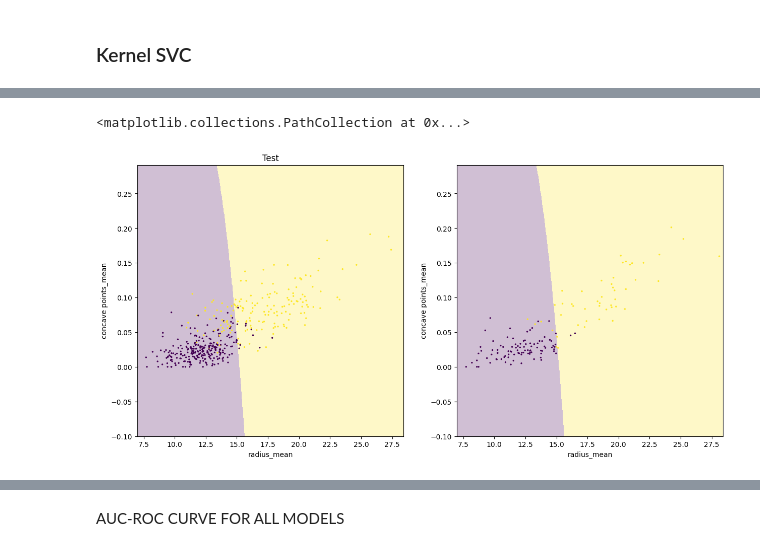
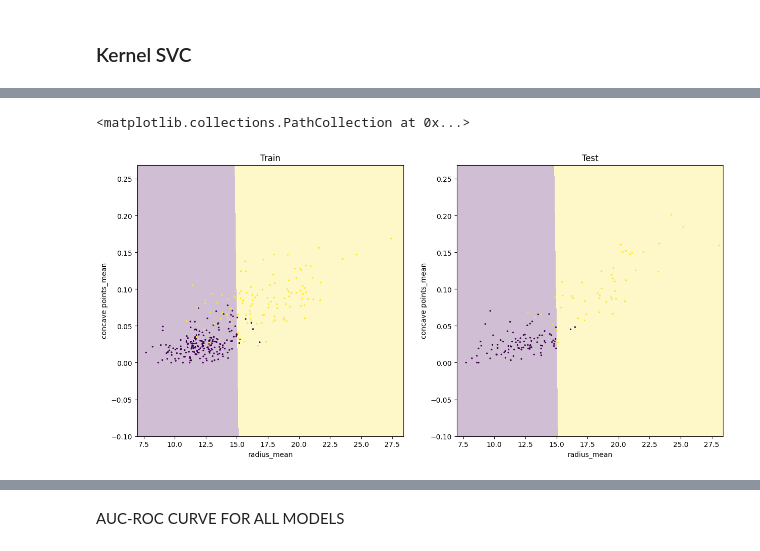
Before and after one commit to LeonardoMicheluz/progettoHealth, a Jupyter notebook: index_Micheluz.ipynb, the cells around one changed output, grey strips where cells are left out. Drawn from its saved outputs; the diff is of its cells as text; code cells hidden in the pictures.

```diff
--- a/index_Micheluz.ipynb
+++ b/index_Micheluz.ipynb
@@ -649,52 +659,52 @@ ax[1].legend()
 # %%
-# selecting C=100
-ksvc = SVC(kernel='rbf', C=100, probability=True, random_state=rs)
-ksvc = ksvc.fit(X_train, y_train)
+# selecting C=20
+ksvc = SVC(kernel='rbf', C=20, probability=True, random_state=rs)
+ksvc = ksvc.fit(_X_train, _y_train)
 ksvc_pred = ksvc.predict(X_test)
 
 # Create a mesh to plot the decision boundary
 _, ax = plt.subplots(1,2, figsize=(15,7))
-x_min, x_max = X_train.loc[:, 'radius_mean'].min(), X_train.loc[:, 'radius_mean'].max() + 1
-y_min, y_max = X_train.loc[:, 'concave points_mean'].min() - 0.1, X_train.loc[:, 'concave points_mean'].max() + 0.1
+x_min, x_max = _X_train.loc[:, 'radius_mean'].min(), _X_train.loc[:, 'radius_mean'].max() + 1
+y_min, y_max = _X_train.loc[:, 'concave points_mean'].min() - 0.1, _X_train.loc[:, 'concave points_mean'].max() + 0.1
 ax[0].set(xlim=(x_min, x_max), ylim=(y_min, y_max))
 ax[1].set(xlim=(x_min, x_max), ylim=(y_min, y_max))
 
 DecisionBoundaryDisplay.from_estimator(
   estimator=ksvc,
-  X=X_train,
+  X=_X_train,
   ax=ax[0],
   response_method="predict",
   plot_method='pcolormesh',
   alpha=0.25,
   grid_resolution=1000
 )
 ax[0].set_title("Train")
 ax[0].scatter(
-  X_train.loc[:, 'radius_mean'],
-  X_train.loc[:, 'concave points_mean'],
+  _X_train.loc[:, 'radius_mean'],
+  _X_train.loc[:, 'concave points_mean'],
   s=2,
-  c=y_train,
+  c=_y_train,
 )
 
 DecisionBoundaryDisplay.from_estimator(
   estimator=ksvc,
-  X=X_train,
+  X=_X_train,
   ax=ax[1],
   response_method="predict",
   plot_method='pcolormesh',
   alpha=0.25,
   grid_resolution=1000
 )
-ax[0].set_title("Test")
+ax[1].set_title("Test")
 ax[1].scatter(
   X_test.loc[:, 'radius_mean'],
   X_test.loc[:, 'concave points_mean'],
   s=2,
   c=y_test,
 )
 # %% [output]
 <matplotlib.collections.PathCollection at 0x...>
-[figure, old version]
+[figure, new version]
 # %%
 # Evaluating the model
 
```
Also changed, not shown: parts of 5 cells of this notebook.
